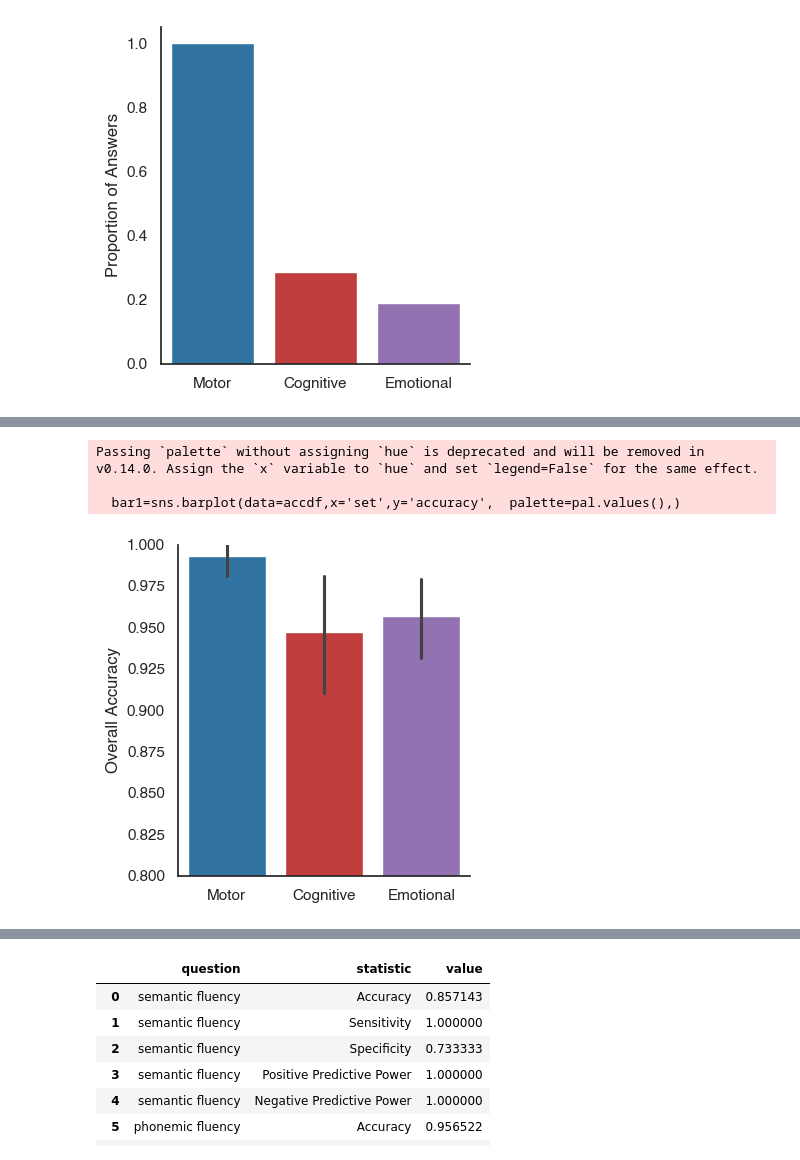
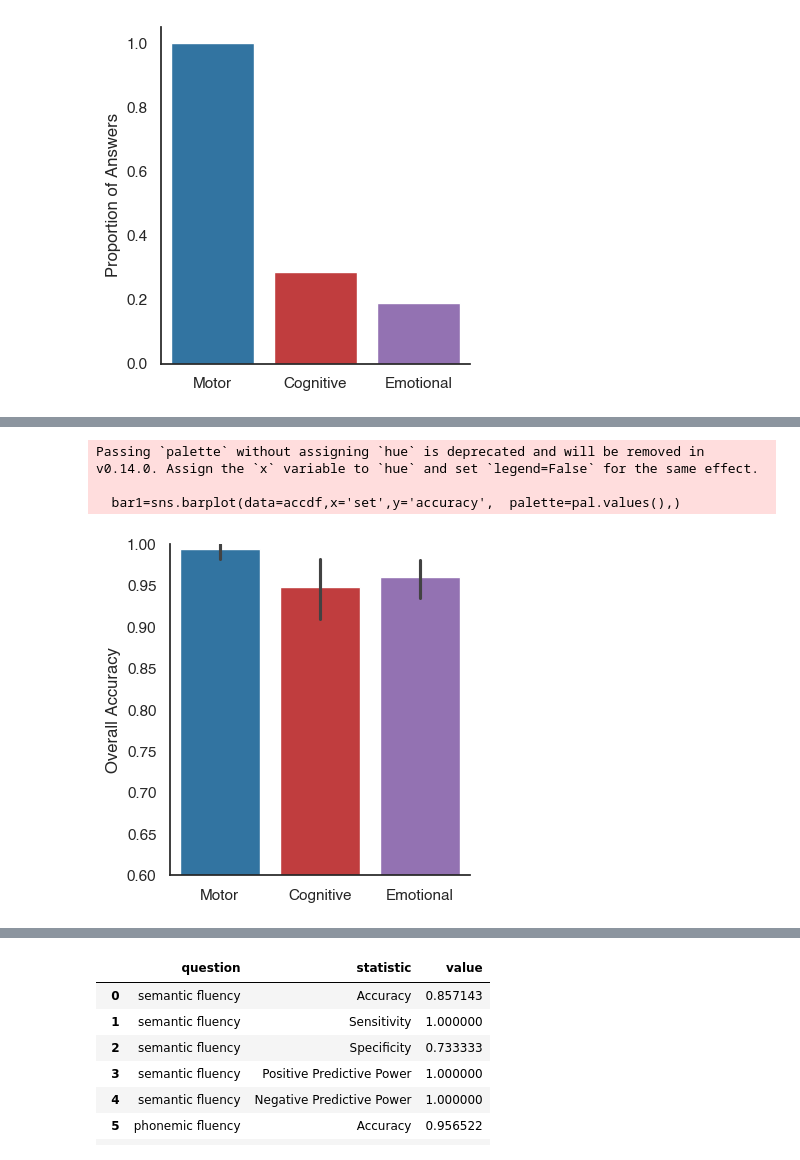
Before and after one commit to Calvinwhow/ReviewPyper, a Jupyter notebook: dev_tools/schmahmann_raynor_plots.ipynb, the cells around one changed output, grey strips where cells are left out. Drawn from its saved outputs; the diff is of its cells as text; code cells hidden in the pictures.

```diff
--- a/dev_tools/schmahmann_raynor_plots.ipynb
+++ b/dev_tools/schmahmann_raynor_plots.ipynb
@@ -401,15 +224,0 @@ plot_conf_matrix(bars_conf, cmap=bars_cmap, filename='/Users/rm026/Documents/sch
-# %%
-ccas_conf=np.array([[0,0,0],
-                    [0,0,0],
-                    [0,0,0]])
-
-for q in q_sets['ccas']:
-    ccas_conf+=confusion_matrix(merged[q+'_gt'],merged[q+'_ai'])
-
-ccas_cmap = LinearSegmentedColormap.from_list(
-    "white_to_red",
-    ["#ffffff", "#D62728"]
-)
-
-ccas_df=pd.DataFrame(ccas_conf,columns=['Predict yes','Predict no','Predict unknown'],index=['Truth yes','Truth no','Truth unknown'])
-plot_conf_matrix(ccas_conf, cmap=ccas_cmap, filename='/Users/rm026/Documents/schmahmann/plots/ccas_confusion_matrix.svg')
@@ -423,16 +224,0 @@ ccas_human_approved_accuracy
-# %%
-cnrs_conf=np.array([[0,0,0],
-                    [0,0,0],
-                    [0,0,0]])
-
-for q in q_sets['cnrs']:
-    cnrs_conf+=confusion_matrix(merged[q+'_gt'],merged[q+'_ai'])
-
-
-cnrs_cmap = LinearSegmentedColormap.from_list(
-    "white_to_purple",
-    ["#ffffff", pal['Emotional']]
-)
-
-cnrs_df=pd.DataFrame(cnrs_conf,columns=['Predict yes','Predict no','Predict unknown'],index=['Truth yes','Truth no','Truth unknown'])
-plot_conf_matrix(cnrs_conf, cmap=cnrs_cmap, filename='/Users/rm026/Documents/schmahmann/plots/cnrs_confusion_matrix.svg')
@@ -491,36 +259,32 @@ stats['cnrs']
 # %%
 setstuff=[]
 ques=[]
 acc=[]
 for thing in sets:
     setstuff+=[thing]*len(stats[thing])
     acc+=stats[thing]['accuracy'].values.tolist()
-# setstuff.append('cnrs')
-# acc.append(1)
+
 accdf=pd.DataFrame()
 accdf['set']=setstuff
 accdf['accuracy']=acc
 
 labels=['Motor', 'Cognitive', 'Emotional']
 plt.figure(figsize=(4,4))
 bar1=sns.barplot(data=accdf,x='set',y='accuracy',  palette=pal.values(),)
-# bar2=sns.barplot(x=labels, hue=labels,y=[0,1,0], palette=['#FFFFFF','#FFFFFF', '#FFFFFF',])
-# bar3=sns.barplot(x=labels, hue=labels,y=[accuracy(bars_conf),accuracy(ccas_conf),0], palette=['#FFFFFF',])
+
 bar1.set_ylabel('Overall Accuracy')
 
-plt.ylim(.8,1)
+plt.ylim(.6,1)
 import matplotlib.patches as patches
-# present_patch = patches.Patch(color='#1F77B4', label="Present")
-# absent_patch = patches.Patch(color="#ABCBE0", label="Absent")
-# pending_patch = patches.Patch(color="#9F9F9F", label="Pending")
+
 bar1.set_xticklabels(labels)
 bar1.set_xlabel('')
-# bar1.legend(handles=[pending_patch], labels=['Pending'], loc='lower left',bbox_to_anchor=(1, .76), frameon=False)
+
 sns.despine()
 plt.tight_layout()
 plt.savefig(f'/Users/rm026/Documents/schmahmann/plots/total_accuracy.svg')
 # %% [output]
 Passing `palette` without assigning `hue` is deprecated and will be removed in v0.14.0. Assign the `x` variable to `hue` and set `legend=False` for the same effect.
 
   bar1=sns.barplot(data=accdf,x='set',y='accuracy',  palette=pal.values(),)
-[figure, old version]
+[figure, new version]
```
Also changed, not shown: parts of 28 cells of this notebook, 4 other files.
